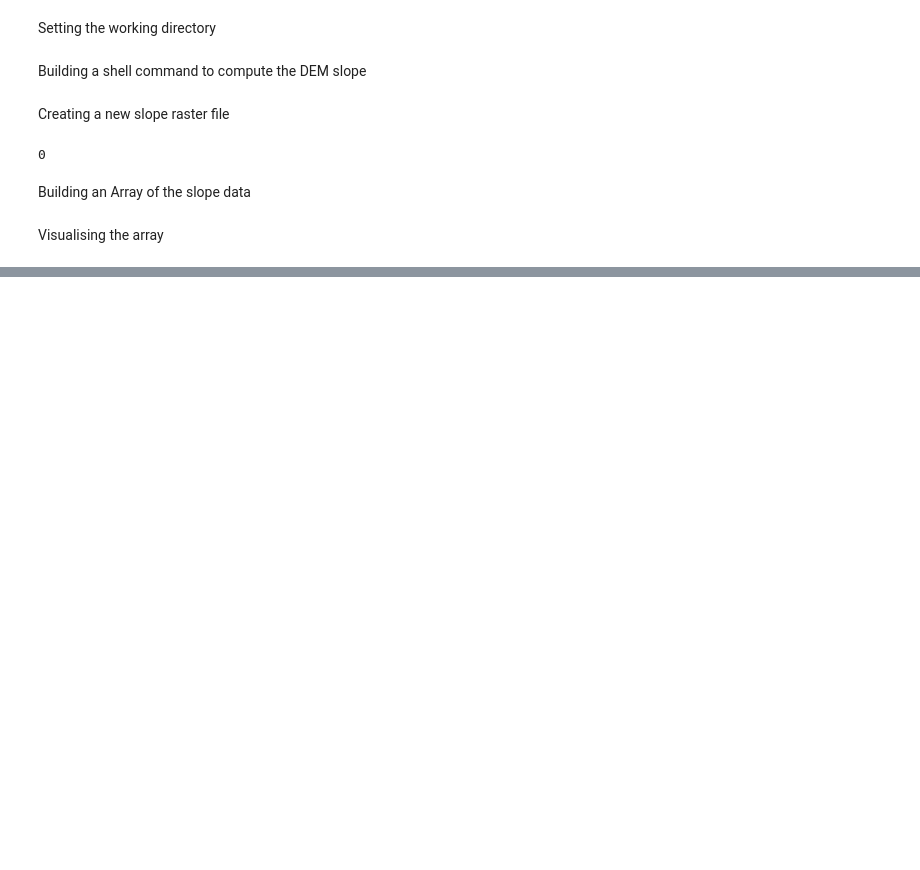
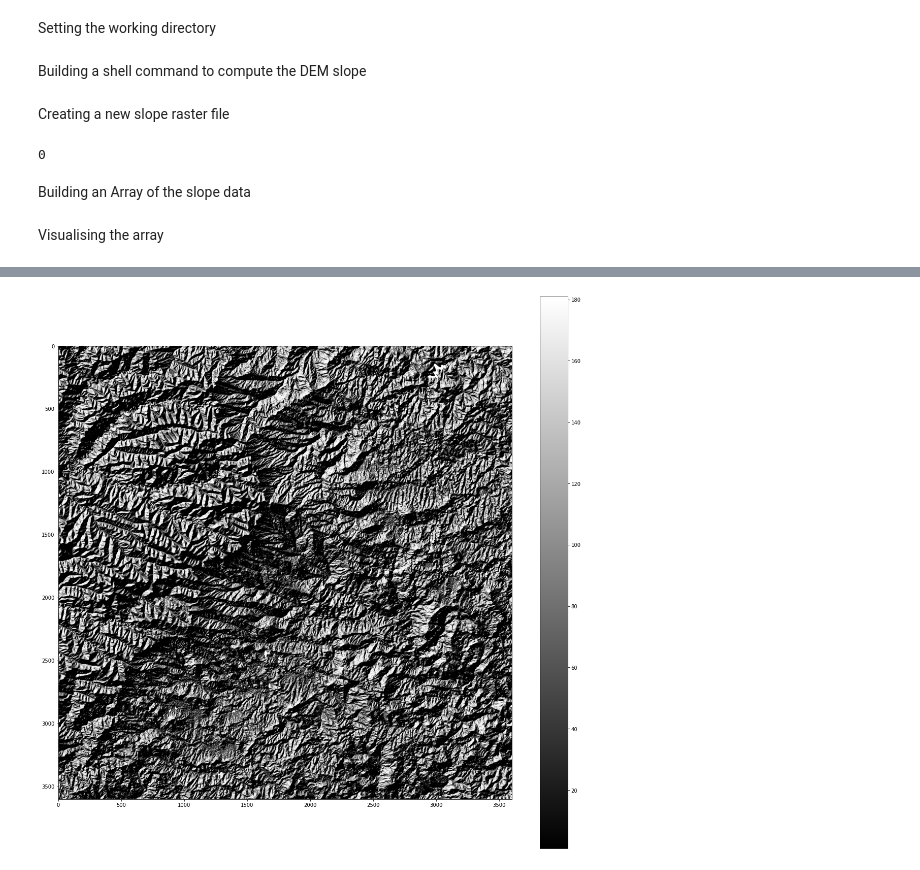
Before and after one commit to VikkiWalls/30-Day-Map-Challenge-2022, a Jupyter notebook: Day 7 - Raster Alternative.ipynb, the cells around one changed output, grey strips where cells are left out. Drawn from its saved outputs; the diff is of its cells as text; code cells hidden in the pictures; blank space fills up the shorter version.

```diff
--- a/Day 7 - Raster Alternative.ipynb
+++ b/Day 7 - Raster Alternative.ipynb
@@ -43,0 +71,7 @@ plt.show()
+# %%
+plt.figure(figsize = (20,20))
+plt.imshow(hlshd1Array, cmap = "gray")
+plt.colorbar()
+plt.show()
+# %% [output]
+[figure, added]
```
Also changed, not shown: parts of 10 cells of this notebook, 1 other file.
